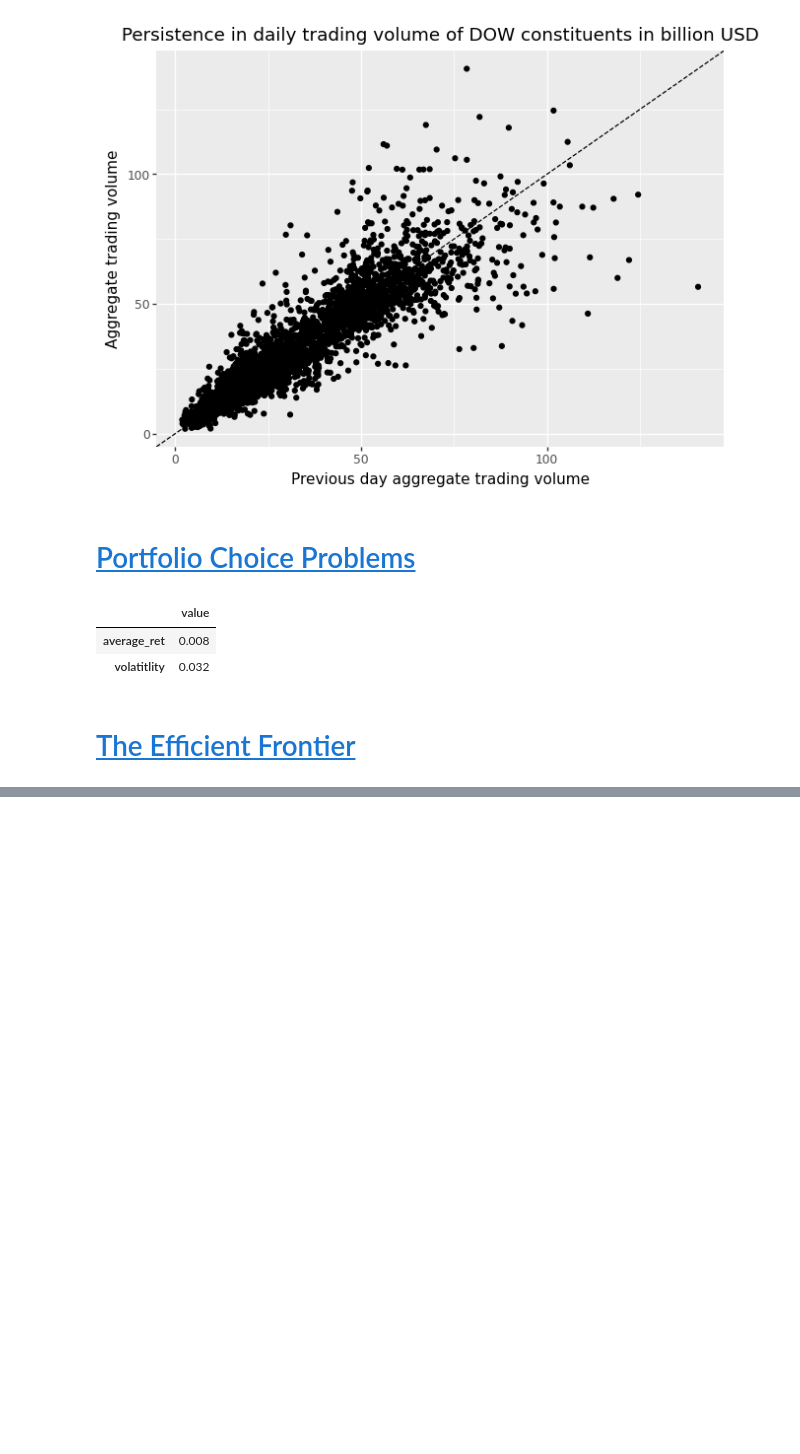
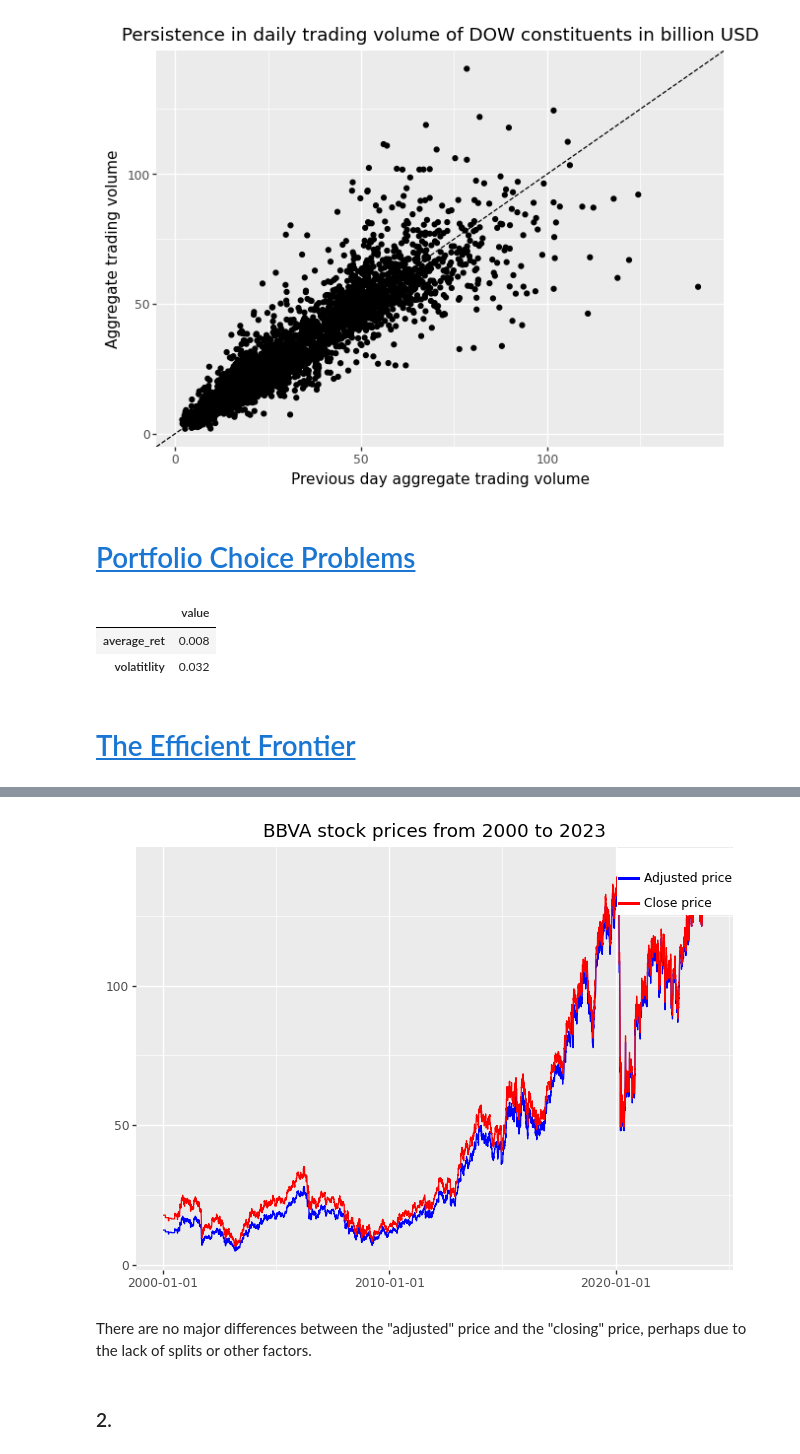
Before and after one commit to ajmtrz/tidy_finance, a Jupyter notebook: Introduction.ipynb, the cells around one changed output, grey strips where cells are left out. Drawn from its saved outputs; the diff is of its cells as text; code cells hidden in the pictures; blank space fills up the shorter version.

```diff
--- a/Introduction.ipynb
+++ b/Introduction.ipynb
@@ -280,0 +328,22 @@ efp_weights = mvp_weights + lambda_tilde / 2 * (sigma_inv @ mu - D * mvp_weights
+# %%
+# Download Airbus data
+prices = (yf.download(
+    tickers="AIR.DE",
+    start="2000-01-01",
+    end="2023-12-31",
+    ignore_tz=True,
+    progress=False
+)
+.reset_index()
+.assign(symbol="AIR.DE")
+.rename(columns={
+    "Date": "date",
+    "Open": "open",
+    "High": "high",
+    "Low": "low",
+    "Close": "close",
+    "Adj Close": "adjusted",
+    "Volume": "volume"}
+    )
+)
+prices.head().round(4)
@@ -280,0 +357,20 @@ efp_weights = mvp_weights + lambda_tilde / 2 * (sigma_inv @ mu - D * mvp_weights
+# %%
+prices_figure = (
+    ggplot(prices, aes(x="date")) +
+    geom_line(aes(y="adjusted", color="'adjusted'")) +
+    geom_line(aes(y="close", color="'close'")) +
+    scale_color_manual(values=["blue", "red"],
+                       name=" ",
+                       labels=["Adjusted price", "Close price"]) +
+    labs(x="", y="", title="BBVA stock prices from 2000 to 2023") +
+    theme(legend_position=(1, 1),
+          legend_box_margin=0,
+          legend_key=element_blank())
+)
+prices_figure.draw()
+# %% [output]
+[figure, added]
+# %% [markdown]
+There are no major differences between the "adjusted" price and the "closing" price, perhaps due to the lack of splits or other factors.
+# %% [markdown]
+### 2.
```
Also changed, not shown: parts of 28 cells of this notebook.
